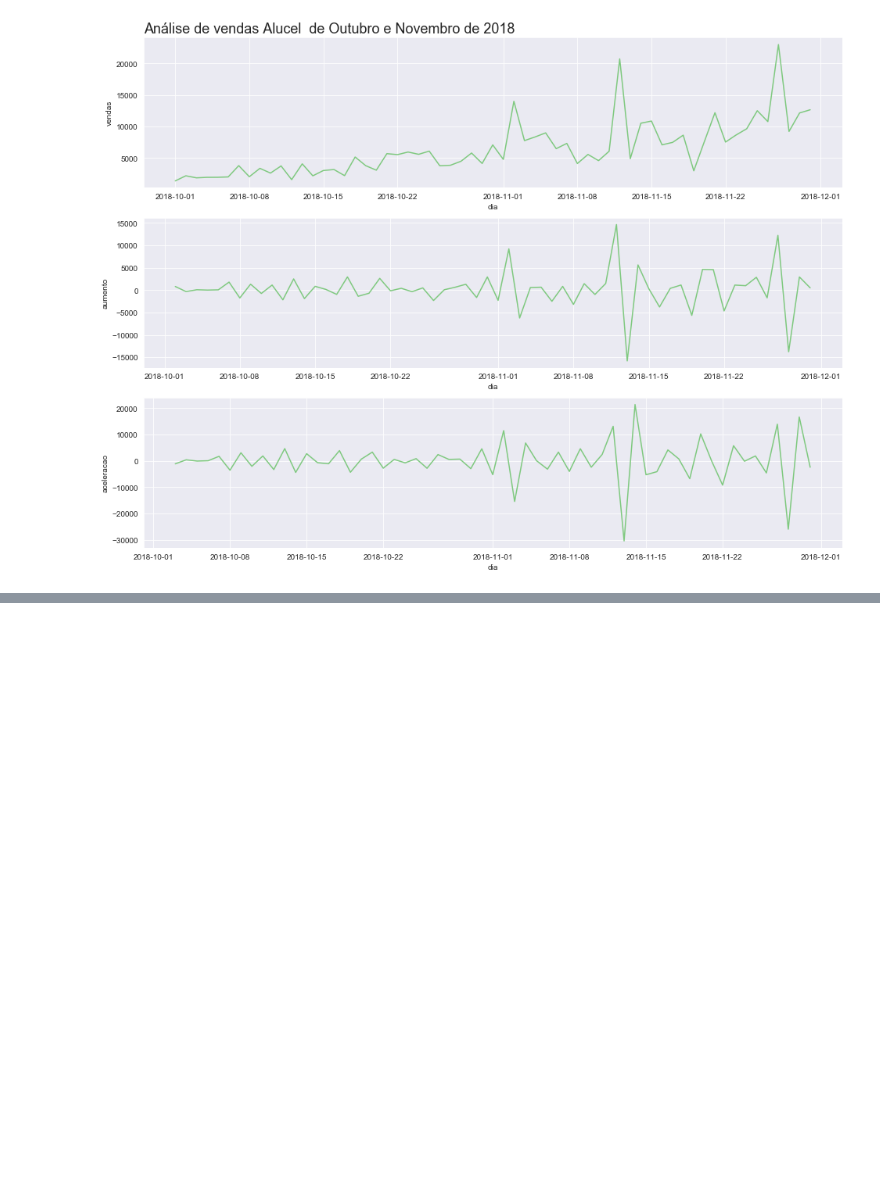
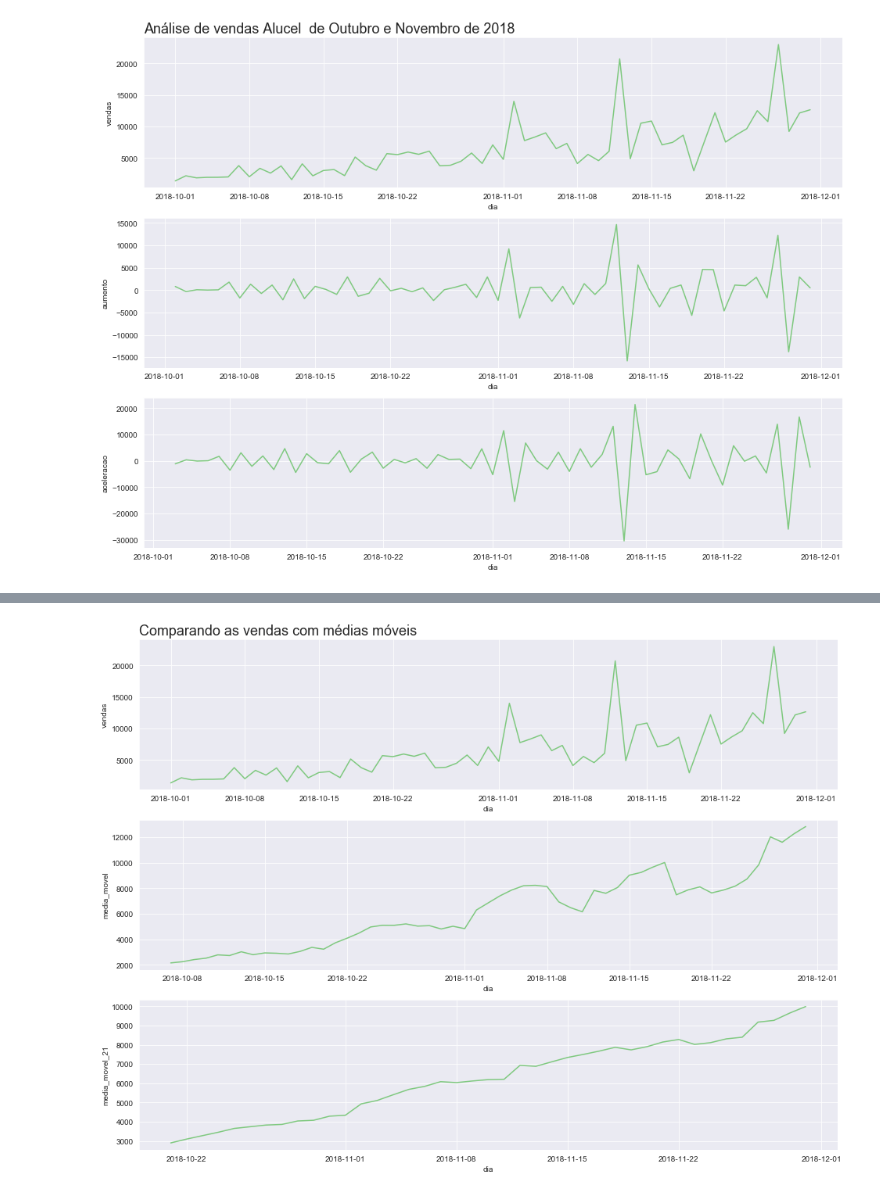
Before and after one commit to dieinimymaganha/time_series, a Jupyter notebook: Time Series.ipynb, the cells around one changed output, grey strips where cells are left out. Cells and saved outputs as stored; diff of their text form; code cells hidden in the pictures; blank space fills up the shorter version.

```diff
--- a/Time Series.ipynb
+++ b/Time Series.ipynb
@@ -549,0 +574,5 @@ plot_comparacao('dia', 'vendas', 'aumento',
+# %%
+plot_comparacao('dia','vendas', 'media_movel', 'media_movel_21',
+               alucel, 'Comparando as vendas com médias móveis')
+# %% [output]
+[figure, added]
```
Also changed, not shown: parts of 5 cells of this notebook, 3 other files.
